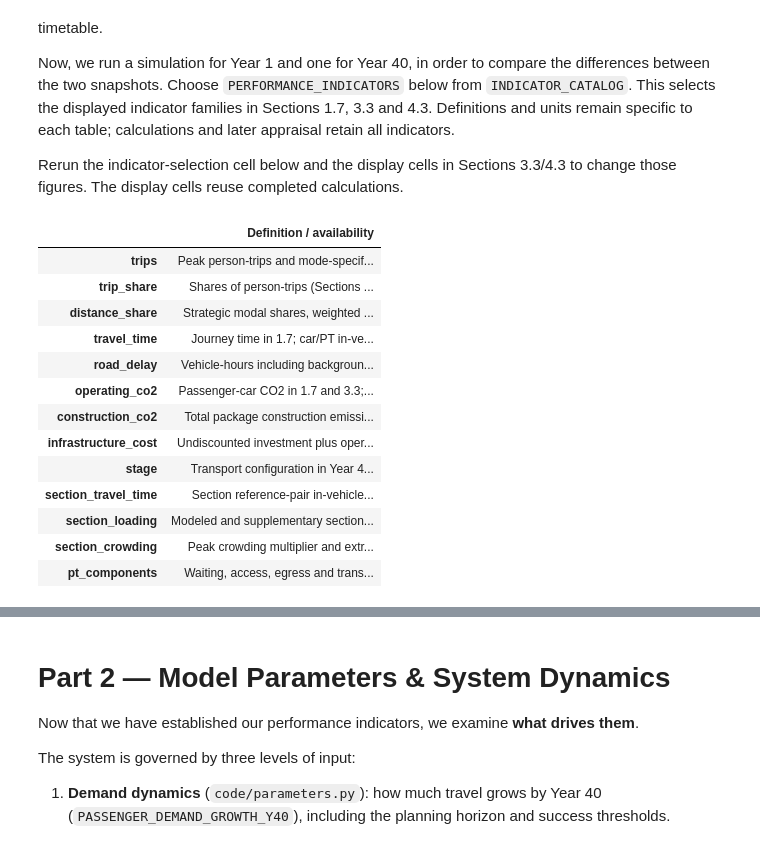
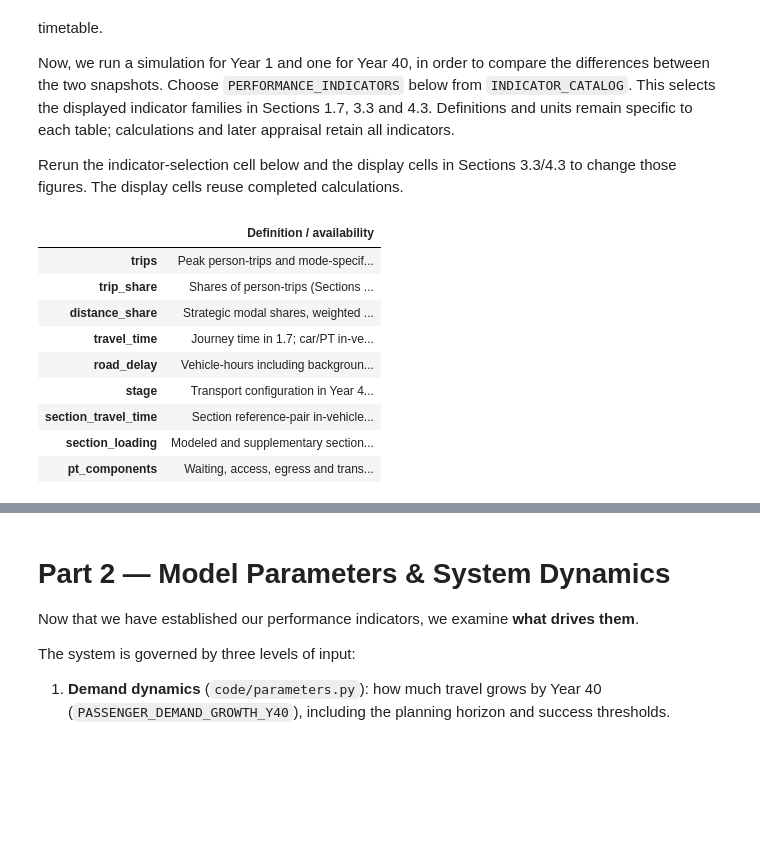
Before and after one commit to InfrastructurePlanningREISETHZ/IP-HS26-MehrSpur-CaseStudy, a Jupyter notebook: notebooks/02_system_modeling.ipynb, the cells around one changed output, grey strips where cells are left out. Drawn from its saved outputs; the diff is of its cells as text; code cells hidden in the pictures; blank space fills up the shorter version.

```diff
--- a/notebooks/02_system_modeling.ipynb
+++ b/notebooks/02_system_modeling.ipynb
@@ -1339,21 +1340,23 @@ INDICATOR_CATALOG = {
     "distance_share": "Strategic modal shares, weighted by common OD distance for trips >2 km",
     "travel_time": "Journey time in 1.7; car/PT in-vehicle time in 3.3 and 4.3",
     "road_delay": "Vehicle-hours including background in 1.7; passenger-hours in 3.3 and 4.3",
-    "operating_co2": "Passenger-car CO2 in 1.7 and 3.3; car and rail CO2 in 4.3",
-    "construction_co2": "Total package construction emissions (Section 4.3)",
-    "infrastructure_cost": "Undiscounted investment plus operating cost (Section 4.3)",
+    #"operating_co2": "Passenger-car CO2 in 1.7 and 3.3; car and rail CO2 in 4.3",
+    #"construction_co2": "Total package construction emissions (Section 4.3)",
+    #"infrastructure_cost": "Undiscounted investment plus operating cost (Section 4.3)",
     "stage": "Transport configuration in Year 40 (Section 4.3)",
     "section_travel_time": "Section reference-pair in-vehicle minutes, fixed OD/submode weights",
     "section_loading": "Modeled and supplementary section passengers, comfort capacity and load/capacity",
-    "section_crowding": "Peak crowding multiplier and extra minutes for the section reference journey",
+    #"section_crowding": "Peak crowding multiplier and extra minutes for the section reference journey",
     "pt_components": "Waiting, access, egress and transfer walking for the same-year baseline PT passengers",
+
 }
 # Default display selection for the corridor and project-effect figures.
 # Adding a catalogue entry does not automatically add it to this selection.
 PERFORMANCE_INDICATORS = [
     "trips", "trip_share", "distance_share", "travel_time", "road_delay",
-    "operating_co2", "construction_co2", "infrastructure_cost", "stage",
-    "section_travel_time", "section_loading", "section_crowding", "pt_components",
+    #"operating_co2", "construction_co2", "infrastructure_cost",
+    "stage", "section_travel_time", "section_loading", #"section_crowding",
+    "pt_components",
 ]
 # Optional reduced display: ["trip_share", "travel_time", "road_delay", "operating_co2"]
 
@@ -1400,11 +1403,7 @@ PROJECT_INDICATOR_UNITS = {
     "Section comfort capacity": "passengers/peak hour",
     "Section load/capacity": "ratio",
     "Section crowding multiplier": "multiplier",
-    "Section crowding penalty": "extra minutes at peak",
-    "PT waiting": "minutes/baseline PT trip",
-    "PT access": "minutes/baseline PT trip",
-    "PT egress": "minutes/baseline PT trip",
-    "PT transfer walking": "minutes/baseline PT trip",
+    "Section crowding penalty": "extra minutes at peak"
 }
 PROJECT_PLOT_INDICATORS = [
     "Section reference time", "Section load/capacity", "Section crowding penalty",
@@ -1413,40 +1412,42 @@ PROJECT_PLOT_INDICATORS = [
 
 def _project_indicator_row(snapshot):
     annual = snapshot["annual"]
     report = snapshot.get("reporting", {})
     active = bool(annual.get("section_active", False))
     capacity = annual.get("section_capacity_peak", 0.0)
     crowding = active and capacity > 0
     minutes = annual.get("section_reference_minutes", np.nan) if active else np.nan
+    Load = annual.get("section_loading") if active else np.nan,
+    waiting = report.get("pt_wait_min", np.nan),
+    access = report.get("pt_access_min", np.nan),
+    egress = report.get("pt_egress_min", np.nan),
+    transfer = report.get("pt_transfer_walk_min", np.nan)
+
     multiplier = annual.get("section_crowding_multiplier", np.nan) if crowding else np.nan
     return {
         "Section reference time": minutes,
         "Section modeled passengers": annual.get("section_modeled_daily", np.nan) if active else np.nan,
         "Section supplementary passengers": annual.get("section_external_daily", np.nan) if active else np.nan,
         "Section combined passengers": annual.get("section_combined_daily", np.nan) if active else np.nan,
         "Section comfort capacity": capacity if crowding else np.nan,
         "Section load/capacity": annual.get("section_load_ratio", np.nan) if crowding else np.nan,
         "Section crowding multiplier": multiplier,
         "Section crowding penalty": (multiplier - 1.0) * minutes,
         "PT waiting": report.get("pt_wait_min", np.nan),
         "PT access": report.get("pt_access_min", np.nan),
         "PT egress": report.get("pt_egress_min", np.nan),
         "PT transfer walking": report.get("pt_transfer_walk_min", np.nan),
     }
 # %% [output]
 |  | Definition / availability |
 | trips | Peak person-trips and mode-specif... |
 | trip_share | Shares of person-trips (Sections ... |
 | distance_share | Strategic modal shares, weighted ... |
 | travel_time | Journey time in 1.7; car/PT in-ve... |
 | road_delay | Vehicle-hours including backgroun... |
-| operating_co2 | Passenger-car CO2 in 1.7 and 3.3;... |
-| construction_co2 | Total package construction emissi... |
-| infrastructure_cost | Undiscounted investment plus oper... |
 | stage | Transport configuration in Year 4... |
 | section_travel_time | Section reference-pair in-vehicle... |
 | section_loading | Modeled and supplementary section... |
-| section_crowding | Peak crowding multiplier and extr... |
 | pt_components | Waiting, access, egress and trans... |
 # %%
 # The same nominal transport paths are used in every Year-40 comparison.
```
Also changed, not shown: parts of 7 cells of this notebook, 2 other files.
